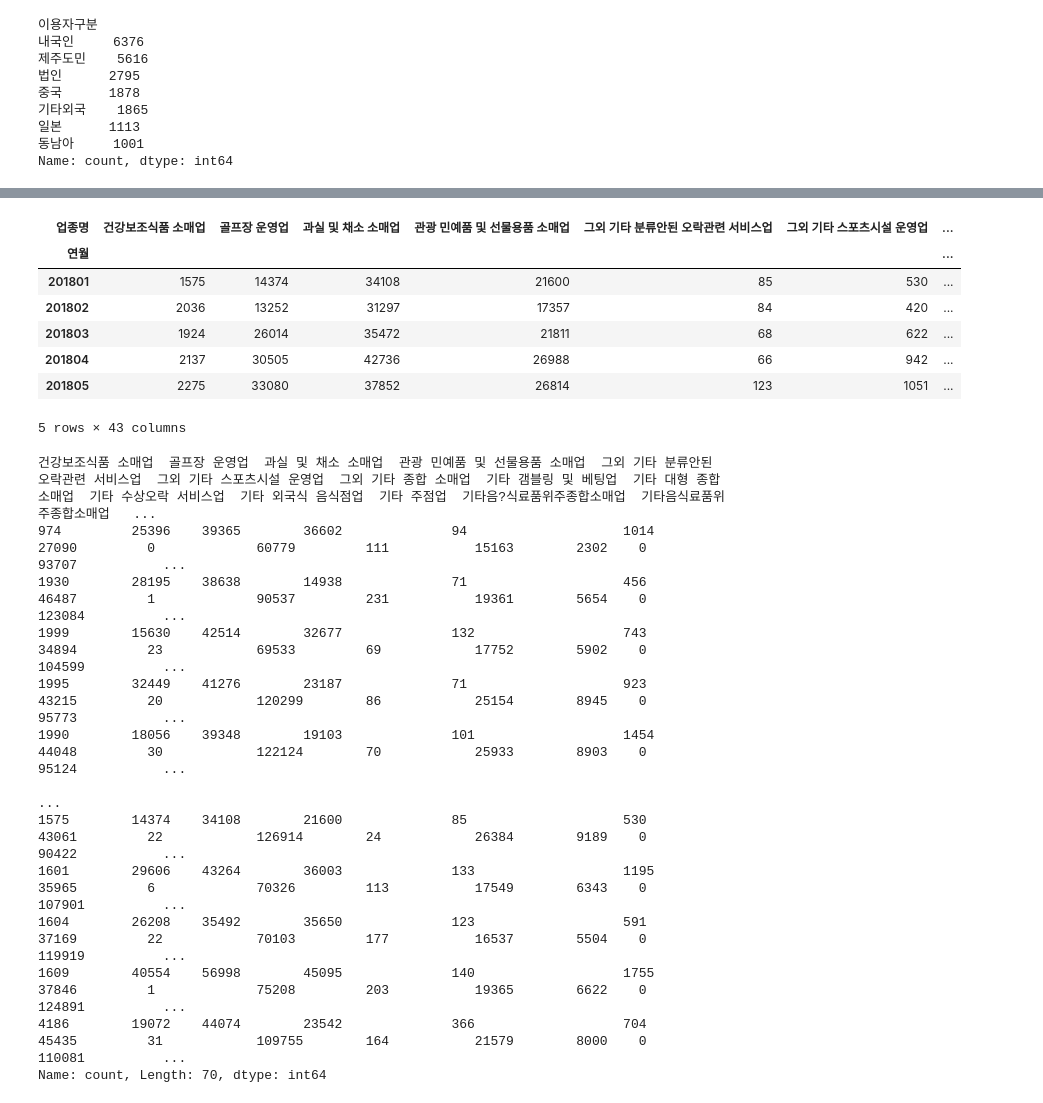
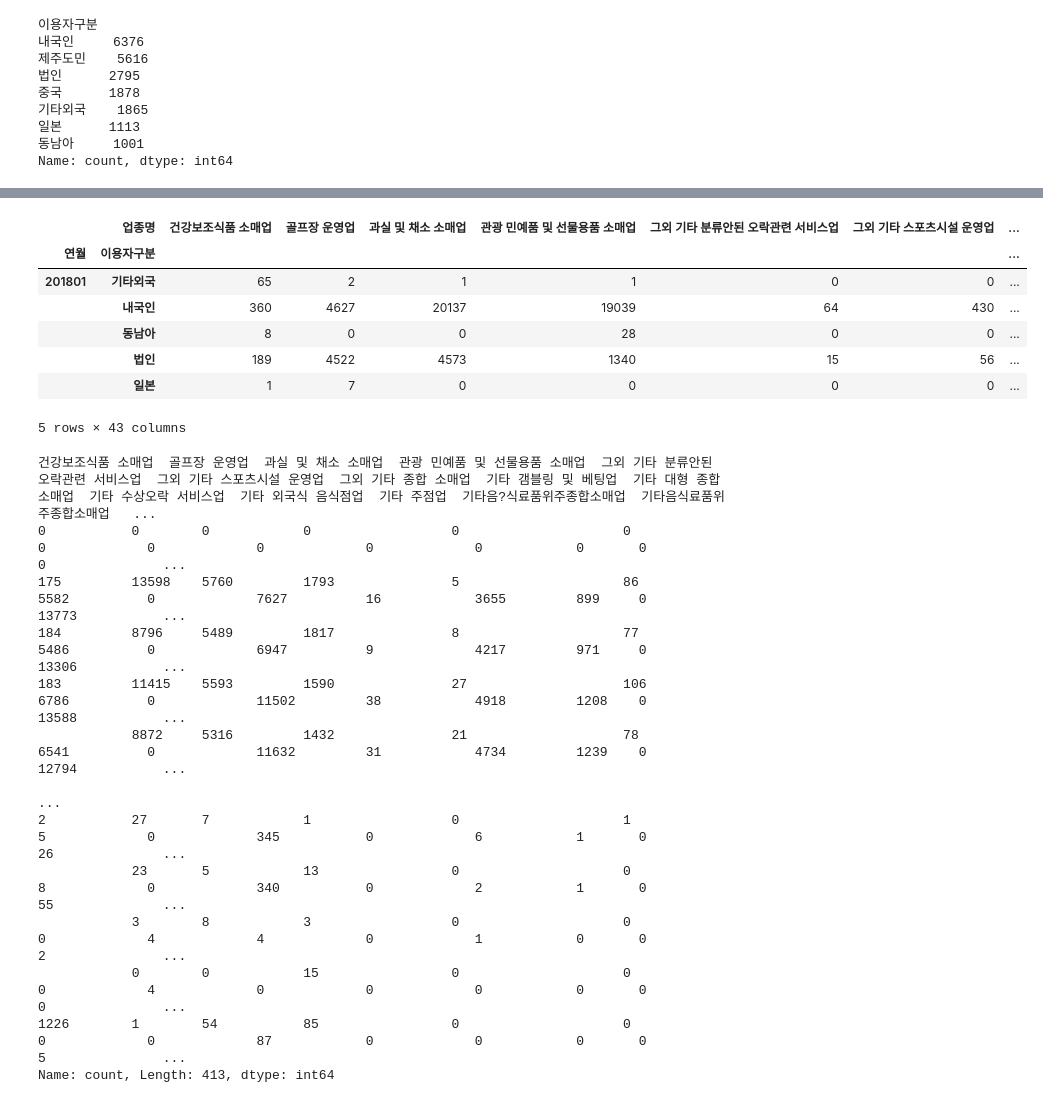
Before and after one commit to hyk2202/semi_project_2, a Jupyter notebook: Vscode/종현/2차 프로젝트.ipynb, the cells around one changed output, grey strips where cells are left out. Cells and saved outputs as stored; diff of their text form; code cells hidden in the pictures.

```diff
--- a/Vscode/종현/2차 프로젝트.ipynb
+++ b/Vscode/종현/2차 프로젝트.ipynb
@@ -15,7 +15,7 @@ plt.rcParams['axes.unicode_minus'] = False
 # %%
 # origin1 = read_csv('C:/Users/kimjh/산대특_데이터분석 알고리즘 개발/megaIT_da/2차 프로젝트/시간대별 카드 이용금액 현황_제주데이터랩(180101-231031).csv')
 # origin2 = read_csv('C:/Users/kimjh/산대특_데이터분석 알고리즘 개발/megaIT_da/2차 프로젝트/업종별성별외식업이용정보_제주데이터랩(180101-231031).csv')
-origin1 = read_csv('C:/Users/kimjh/산대특_데이터분석 알고리즘 개발/megaIT_da/2차 프로젝트/업종별성별카드이용정보_제주데이터랩(180101-231031).csv', encoding='euc-kr')
+origin1 = read_csv('../../파일/종현/업종별성별카드이용정보_제주데이터랩(180101-231031).csv', encoding='euc-kr')
 # %%
 origin1.head()
 # %% [output]
@@ -74,34 +82,34 @@ dtype: object
 # %%
-pivot1 = pivot_table(df,
-                     index='연월',
+pivot1 = pivot_table(tmp,
+                     index=['연월', '이용자구분'],
                      columns='업종명',
                      values='이용자수',
                      aggfunc='sum')
 pivot1.head()
 # %% [output]
-| 업종명 | 건강보조식품 소매업 | 골프장 운영업 | 과실 및 채소 소매업 | 관광 민예품 및 선물용품 소매업 | 그외 기타 분류안된 오락관련 서비스업 | 그외 기타 스포츠시설 운영업 | ... |
-| 연월 |  |  |  |  |  |  | ... |
-| 201801 | 1575 | 14374 | 34108 | 21600 | 85 | 530 | ... |
-| 201802 | 2036 | 13252 | 31297 | 17357 | 84 | 420 | ... |
-| 201803 | 1924 | 26014 | 35472 | 21811 | 68 | 622 | ... |
-| 201804 | 2137 | 30505 | 42736 | 26988 | 66 | 942 | ... |
-| 201805 | 2275 | 33080 | 37852 | 26814 | 123 | 1051 | ... |
+|  | 업종명 | 건강보조식품 소매업 | 골프장 운영업 | 과실 및 채소 소매업 | 관광 민예품 및 선물용품 소매업 | 그외 기타 분류안된 오락관련 서비스업 | 그외 기타 스포츠시설 운영업 | ... |
+| 연월 | 이용자구분 |  |  |  |  |  |  | ... |
+| 201801 | 기타외국 | 65 | 2 | 1 | 1 | 0 | 0 | ... |
+|  | 내국인 | 360 | 4627 | 20137 | 19039 | 64 | 430 | ... |
+|  | 동남아 | 8 | 0 | 0 | 28 | 0 | 0 | ... |
+|  | 법인 | 189 | 4522 | 4573 | 1340 | 15 | 56 | ... |
+|  | 일본 | 1 | 7 | 0 | 0 | 0 | 0 | ... |
 5 rows × 43 columns
 # %%
 pivot1.value_counts()
 # %% [output]
 건강보조식품 소매업  골프장 운영업  과실 및 채소 소매업  관광 민예품 및 선물용품 소매업  그외 기타 분류안된 오락관련 서비스업  그외 기타 스포츠시설 운영업  그외 기타 종합 소매업  기타 갬블링 및 베팅업  기타 대형 종합 소매업  기타 수상오락 서비스업  기타 외국식 음식점업  기타 주점업  기타음?식료품위주종합소매업  기타음식료품위주종합소매업   ...
-974         25396    39365        36602              94                    1014             27090         0             60779         111           15163        2302    0               93707           ...
-1930        28195    38638        14938              71                    456              46487         1             90537         231           19361        5654    0               123084          ...
-1999        15630    42514        32677              132                   743              34894         23            69533         69            17752        5902    0               104599          ...
-1995        32449    41276        23187              71                    923              43215         20            120299        86            25154        8945    0               95773           ...
-1990        18056    39348        19103              101                   1454             44048         30            122124        70            25933        8903    0               95124           ...
+0           0        0            0                  0                     0                0             0             0             0             0            0       0               0               ...
+175         13598    5760         1793               5                     86               5582          0             7627          16            3655         899     0               13773           ...
+184         8796     5489         1817               8                     77               5486          0             6947          9             4217         971     0               13306           ...
+183         11415    5593         1590               27                    106              6786          0             11502         38            4918         1208    0               13588           ...
+            8872     5316         1432               21                    78               6541          0             11632         31            4734         1239    0               12794           ...
                                                                                                                                                                                                          ...
-1575        14374    34108        21600              85                    530              43061         22            126914        24            26384        9189    0               90422           ...
-1601        29606    43264        36003              133                   1195             35965         6             70326         113           17549        6343    0               107901          ...
-1604        26208    35492        35650              123                   591              37169         22            70103         177           16537        5504    0               119919          ...
-1609        40554    56998        45095              140                   1755             37846         1             75208         203           19365        6622    0               124891          ...
-4186        19072    44074        23542              366                   704              45435         31            109755        164           21579        8000    0               110081          ...
-Name: count, Length: 70, dtype: int64
+2           27       7            1                  0                     1                5             0             345           0             6            1       0               26              ...
+            23       5            13                 0                     0                8             0             340           0             2            1       0               55              ...
+            3        8            3                  0                     0                0             4             4             0             1            0       0               2               ...
+            0        0            15                 0                     0                0             4             0             0             0            0       0               0               ...
+1226        1        54           85                 0                     0                0             0             87            0             0            0       0               5               ...
+Name: count, Length: 413, dtype: int64
 # %%
 증감률이랑 막대그래프로
```
Also changed, not shown: parts of 21 cells of this notebook.
